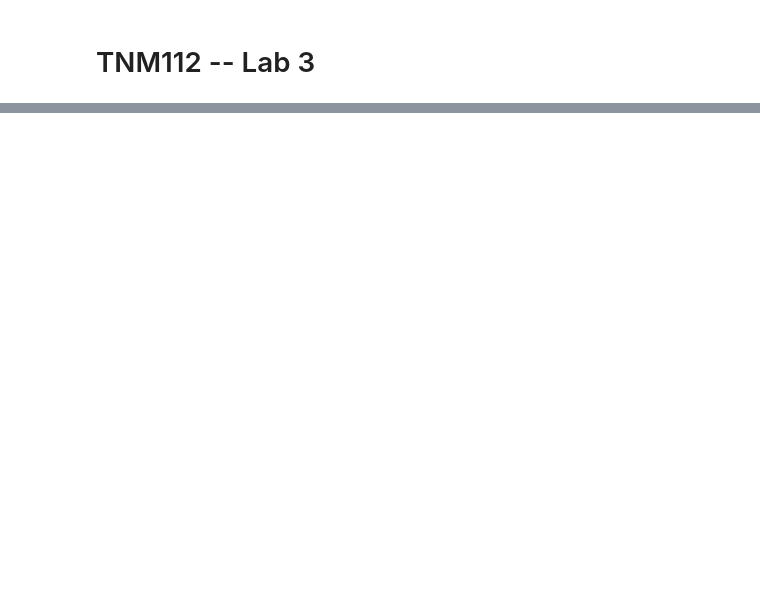
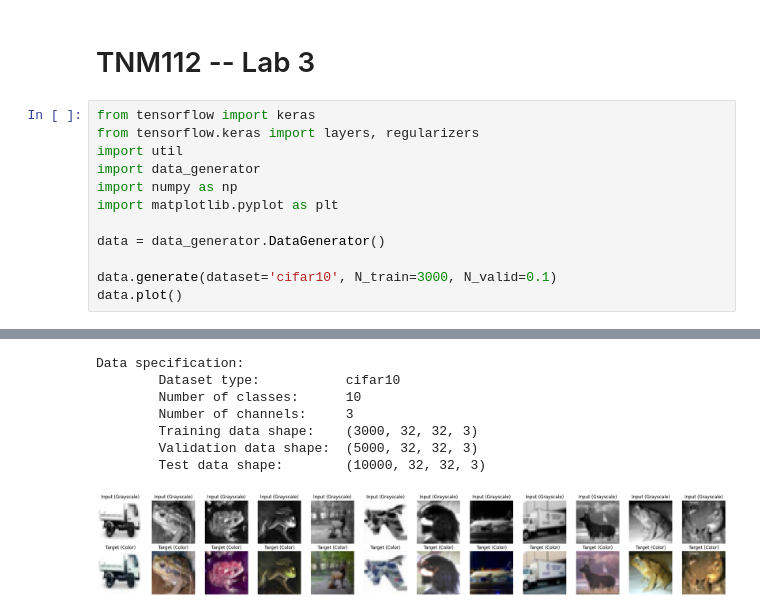
Before and after one commit to hamreliusfilip/CNN_image_to_image, a Jupyter notebook: lab03.ipynb, the cells around one changed output, grey strips where cells are left out. Saved outputs shown, nothing was run; the diff lists cells and outputs as text; blank space fills up the shorter version.

```diff
--- a/lab03.ipynb
+++ b/lab03.ipynb
@@ -1,2 +1,15 @@
 # %% [markdown]
 # TNM112 -- Lab 3
+# %%
+from tensorflow import keras
+from tensorflow.keras import layers, regularizers
+import util
+import data_generator
+import numpy as np
+import matplotlib.pyplot as plt
+
+data = data_generator.DataGenerator()
+
+data.generate(dataset='cifar10', N_train=3000, N_valid=0.1)
+data.plot()
+# %% [output]
@@ -3,3 +18,11 @@
+Data specification:
+        Dataset type:           cifar10
+        Number of classes:      10
+        Number of channels:     3
+        Training data shape:    (3000, 32, 32, 3)
+        Validation data shape:  (5000, 32, 32, 3)
+        Test data shape:        (10000, 32, 32, 3)
+[figure, added]
 # %%
 from tensorflow import keras
 from tensorflow.keras import layers, regularizers
```
Also changed, not shown: parts of 2 cells of this notebook, 4 other files.
